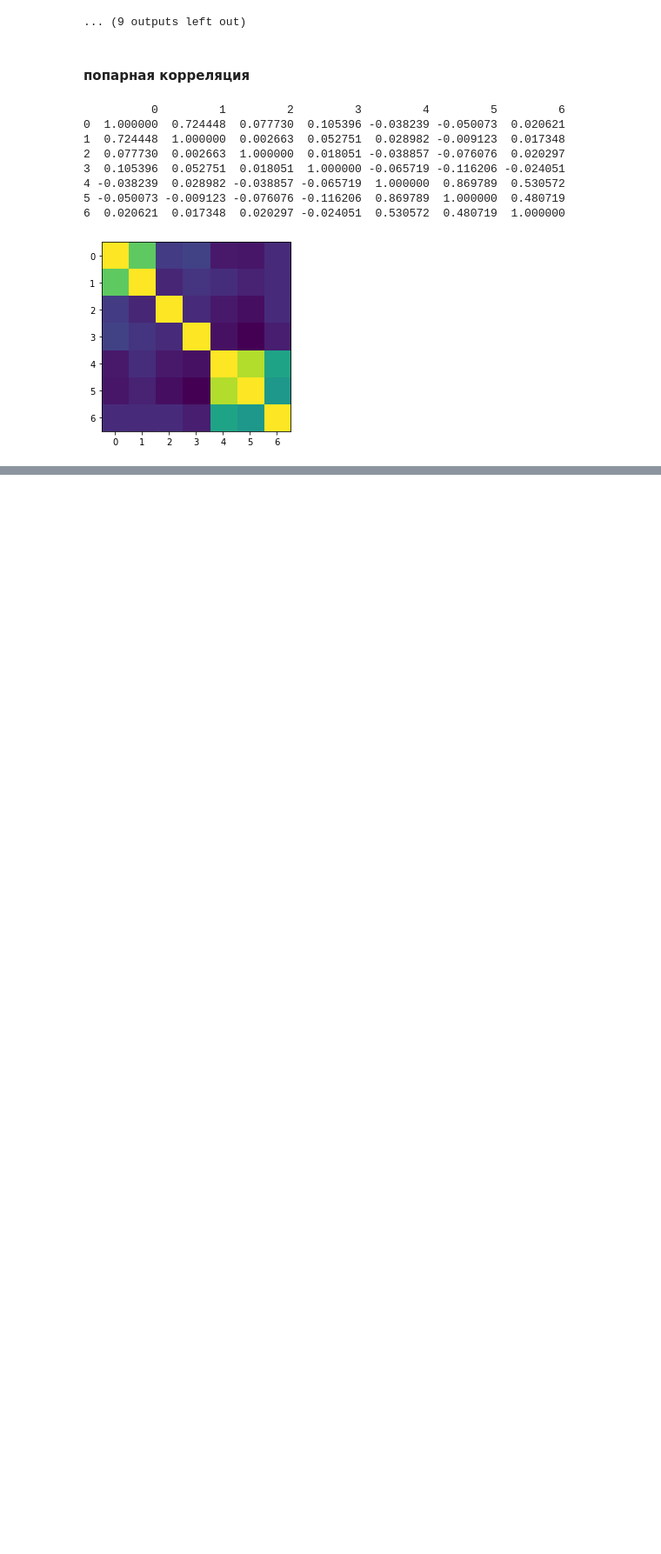
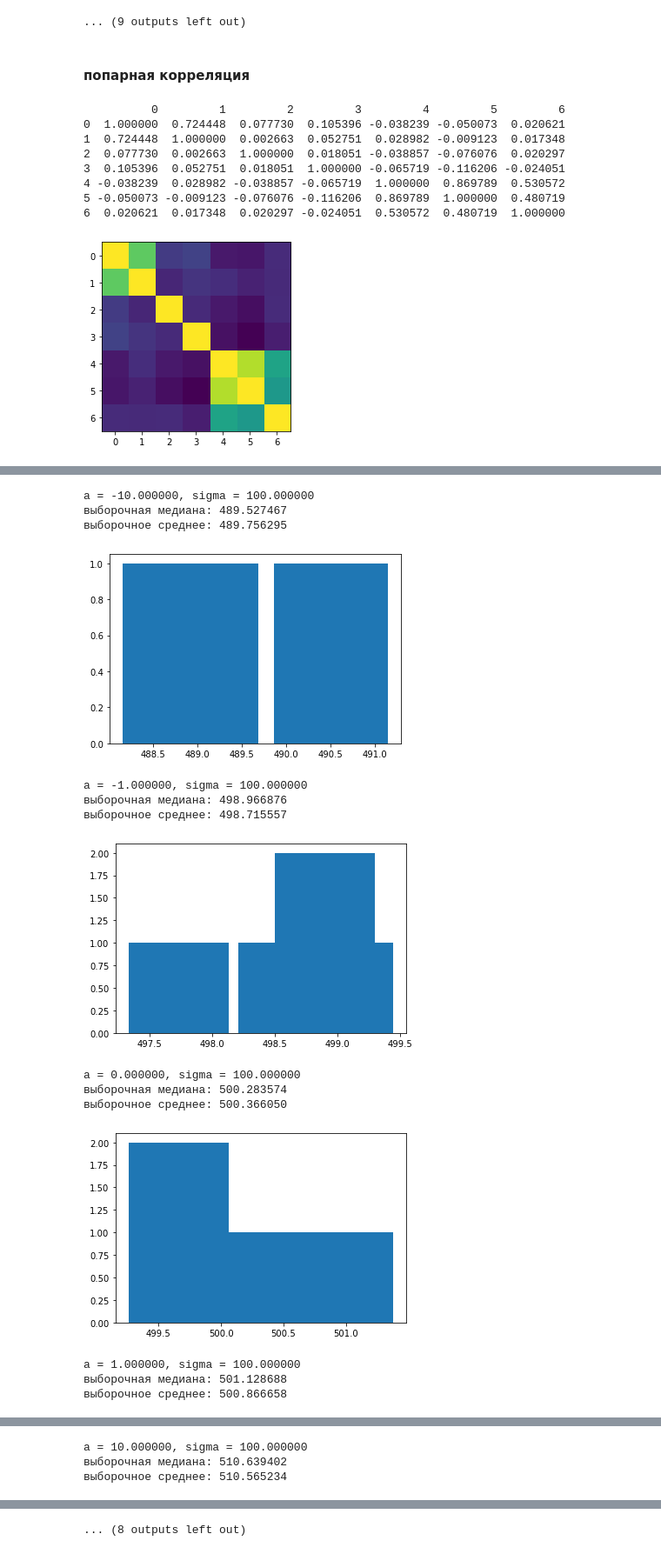
Before and after one commit to yegorov-boris/ib_stat, a Jupyter notebook: mhw1.ipynb, the cells around one changed output, grey strips where cells are left out. Shown: that part at 87% size. Drawn from its saved outputs; the diff is of its cells as text; code cells hidden in the pictures; blank space fills up the shorter version.

```diff
--- a/mhw1.ipynb
+++ b/mhw1.ipynb
@@ -116,0 +166,22 @@ plt.close(fig)
+# %%
+for a in [-10, -1, 0, 1, 10]:
+    model_norm(np.random.normal(a + 5*sigma, 1, 5))
+
+for sigma in [0.01, 0.1, 1, 10, 100]:
+    model_norm(np.random.normal(5*sigma, sigma, 5))
+# %% [output]
+a = -10.000000, sigma = 100.000000
+выборочная медиана: 489.527467
+выборочное среднее: 489.756295
+[figure, added]
+a = -1.000000, sigma = 100.000000
+выборочная медиана: 498.966876
+выборочное среднее: 498.715557
+[figure, added]
+a = 0.000000, sigma = 100.000000
+выборочная медиана: 500.283574
+выборочное среднее: 500.366050
+[figure, added]
+a = 1.000000, sigma = 100.000000
+выборочная медиана: 501.128688
+выборочное среднее: 500.866658
@@ -116,0 +189,3 @@ plt.close(fig)
+a = 10.000000, sigma = 100.000000
+выборочная медиана: 510.639402
+выборочное среднее: 510.565234
@@ -116,0 +197 @@ plt.close(fig)
+... (8 outputs left out)
```
Also changed, not shown: parts of 19 cells of this notebook.
